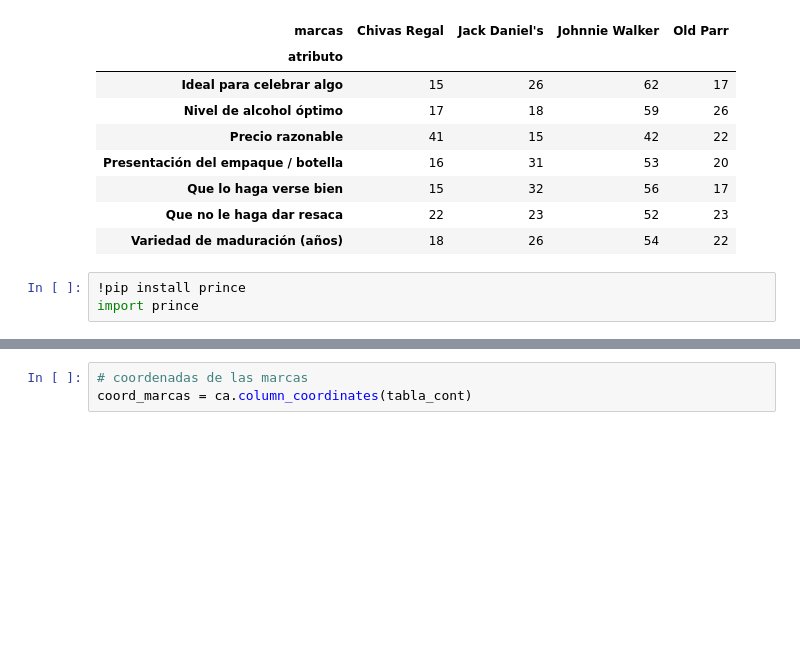
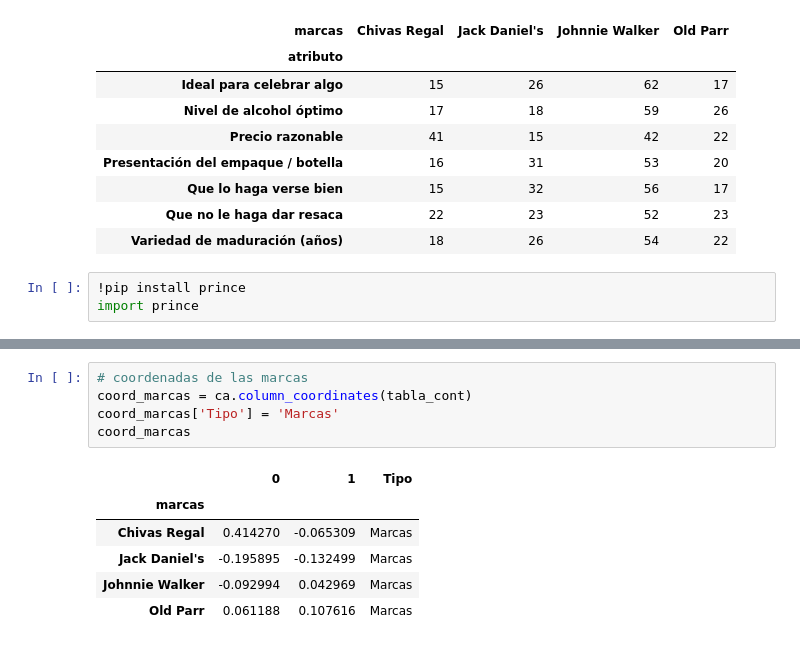
Before and after one commit to auzaluis/upsa_mod_202501, a Jupyter notebook: whisky/01_script_anacor_whisky.ipynb, the cells around one changed output, grey strips where cells are left out. Cells and saved outputs as stored; diff of their text form; blank space fills up the shorter version.

```diff
--- a/whisky/01_script_anacor_whisky.ipynb
+++ b/whisky/01_script_anacor_whisky.ipynb
@@ -68,3 +75,12 @@ coord_atributos
 # %%
 # coordenadas de las marcas
 coord_marcas = ca.column_coordinates(tabla_cont)
+coord_marcas['Tipo'] = 'Marcas'
+coord_marcas
+# %% [output]
+|  | 0 | 1 | Tipo |
+| marcas |  |  |  |
+| Chivas Regal | 0.414270 | -0.065309 | Marcas |
+| Jack Daniel's | -0.195895 | -0.132499 | Marcas |
+| Johnnie Walker | -0.092994 | 0.042969 | Marcas |
+| Old Parr | 0.061188 | 0.107616 | Marcas |
```
Also changed, not shown: parts of 8 cells of this notebook.
